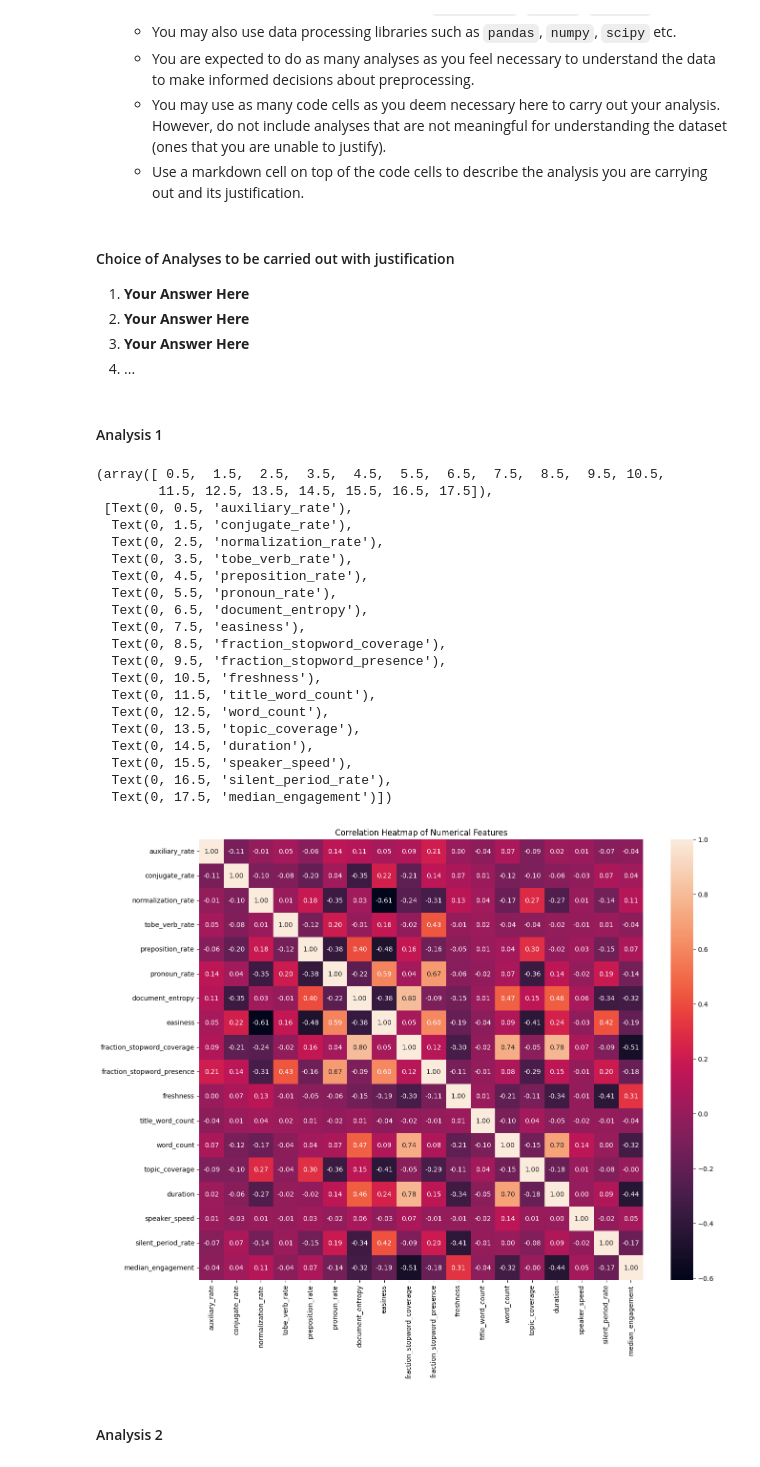
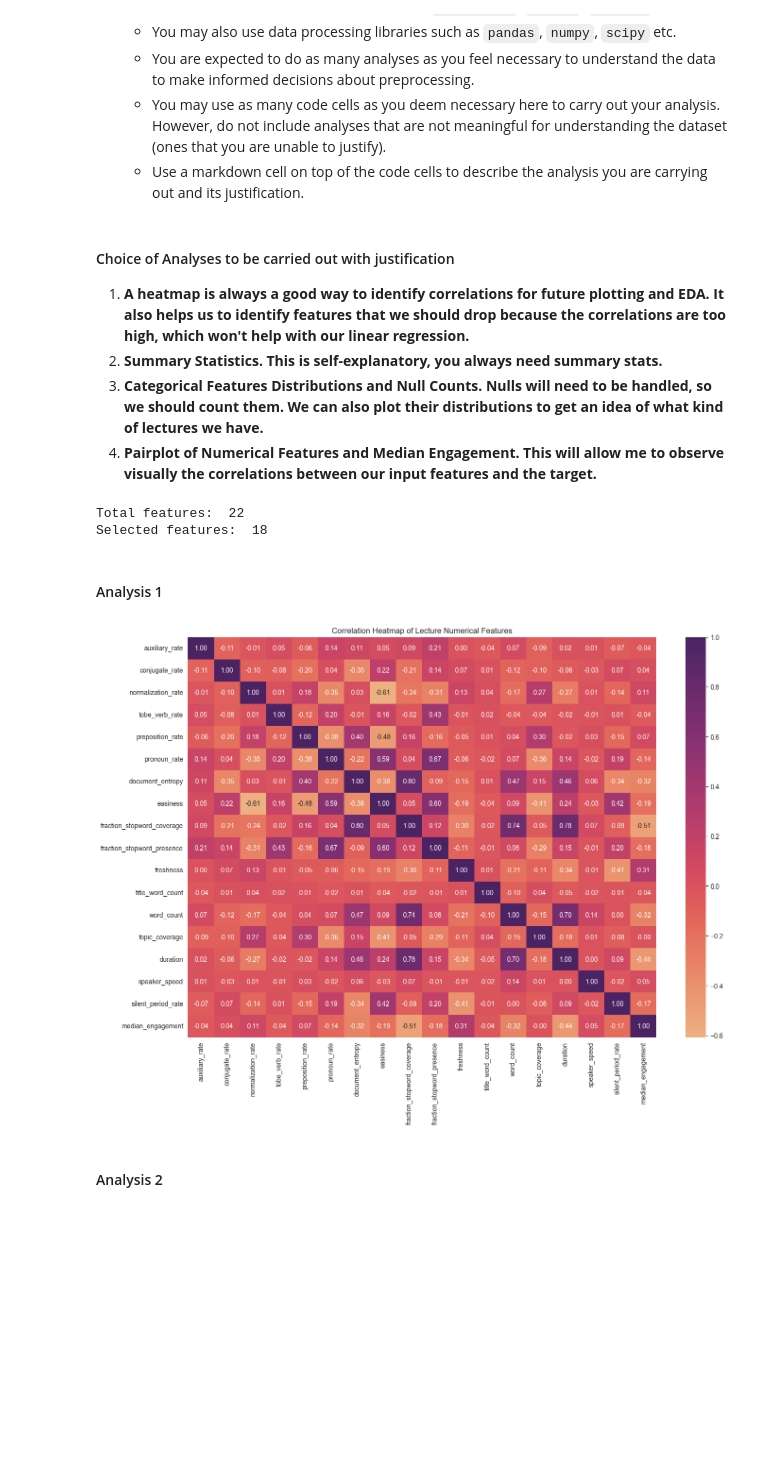
Before and after one commit to the-rich-piana/COMP0186_Foundations_AI, a Jupyter notebook: Coursework 1/assignment_COMP0186.ipynb, the cells around one changed output. Drawn from its saved outputs; the diff is of its cells as text; code cells hidden in the pictures; blank space fills up the shorter version.

```diff
--- a/Coursework 1/assignment_COMP0186.ipynb
+++ b/Coursework 1/assignment_COMP0186.ipynb
@@ -194,46 +194,43 @@ This question expects you to carry out `exploratory data analysis` on the datase
     - Use a markdown cell on top of the code cells to describe the analysis you are carrying out and its justification.
 # %% [markdown]
 #### Choice of Analyses to be carried out with justification
-1. **Your Answer Here**
-2. **Your Answer Here**
-3. **Your Answer Here**
-4. ...
+1. **A heatmap is always a good way to identify correlations for future plotting and EDA. It also helps us to identify features that we should drop because the correlations are too high, which won't help with  our linear regression.**
+2. **Summary Statistics. This is self-explanatory, you always need summary stats.**
+3. **Categorical Features Distributions and Null Counts. Nulls will need to be handled, so we should count them. We can also plot their distributions to get an idea of what kind of lectures we have.**
+4. **Pairplot of Numerical Features and Median Engagement. This will allow me to observe visually the correlations between our input features and the target.**
-# %% [markdown]
-#### Analysis 1
+# %%
+'''Setting Up Some Global Variables Here'''
+#Redundant features from Correlation Heatmap, we don't want to bother plotting/analysing these.
+DROP_FEATURES = ['document_entropy', 'fraction_stopword_coverage', 'tobe_verb_rate', 'topic_coverage']
+SELECTED_FEATURES = [col for col in lectures.columns if col not in DROP_FEATURES]
+
+# CATEGORICAL_FEATURES = ['subject_domain', 'lecture_type', 'has_parts', 'most_covered_topic']
+CATEGORICAL_FEATURES = [col for col in SELECTED_FEATURES if lectures[col].dtypes == "O"]
+NUMERICAL_FEATURES = [col for col in SELECTED_FEATURES if lectures[col].dtypes != "O"]
+
+
+print('Total features: ', len(lectures.columns))
+print('Selected features: ', len(SELECTED_FEATURES))
+# %% [output]
+Total features:  22
+Selected features:  18
+# %% [markdown]
+#### Analysis 1
 # %%
-# Correlation heatmap for numerical variables
-numerical_cols = [col for col in lectures.columns if lectures[col].dtypes != "O"]
+'''HEATMAP'''
 
-corr_matrix = lectures[numerical_cols].corr()
+ALL_NUMERICAL_FEATURES = [col for col in lectures.columns if lectures[col].dtypes != "O"]
+corr_matrix = lectures[ALL_NUMERICAL_FEATURES].corr()
 
-plt.figure(figsize=(15, 12))
-# sns.heatmap(corr_matrx, annot=True, fmt=".2f", ax=ax, cmap="YlGnBu")
-sns.heatmap(corr_matrix, annot=True, cmap='rocket', fmt='.2f')
-plt.title('Correlation Heatmap of Numerical Features')
+plt.figure(figsize=(16, 11), dpi=100)
+sns.heatmap(corr_matrix, annot=True, cmap='flare', fmt='.2f')
+plt.title('Correlation Heatmap of Lecture Numerical Features')
 plt.xticks(rotation=90)
 plt.yticks(rotation=0)
+
+plt.show()
 # %% [output]
-(array([ 0.5,  1.5,  2.5,  3.5,  4.5,  5.5,  6.5,  7.5,  8.5,  9.5, 10.5,
-        11.5, 12.5, 13.5, 14.5, 15.5, 16.5, 17.5]),
- [Text(0, 0.5, 'auxiliary_rate'),
-  Text(0, 1.5, 'conjugate_rate'),
-  Text(0, 2.5, 'normalization_rate'),
-  Text(0, 3.5, 'tobe_verb_rate'),
-  Text(0, 4.5, 'preposition_rate'),
-  Text(0, 5.5, 'pronoun_rate'),
-  Text(0, 6.5, 'document_entropy'),
-  Text(0, 7.5, 'easiness'),
-  Text(0, 8.5, 'fraction_stopword_coverage'),
-  Text(0, 9.5, 'fraction_stopword_presence'),
-  Text(0, 10.5, 'freshness'),
-  Text(0, 11.5, 'title_word_count'),
-  Text(0, 12.5, 'word_count'),
-  Text(0, 13.5, 'topic_coverage'),
-  Text(0, 14.5, 'duration'),
-  Text(0, 15.5, 'speaker_speed'),
-  Text(0, 16.5, 'silent_period_rate'),
-  Text(0, 17.5, 'median_engagement')])
-[figure, old version]
+[figure, new version]
 # %% [markdown]
 #### Analysis 2
 # %%
```
Also changed, not shown: parts of 41 cells of this notebook.
